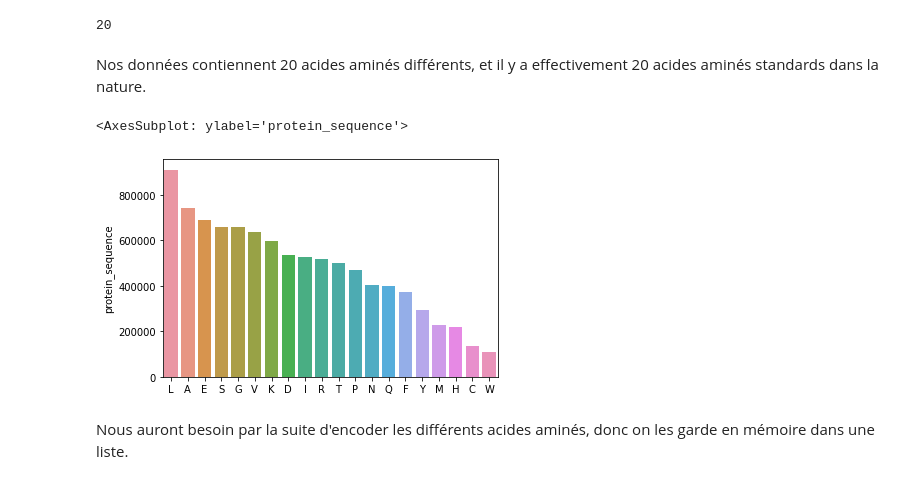
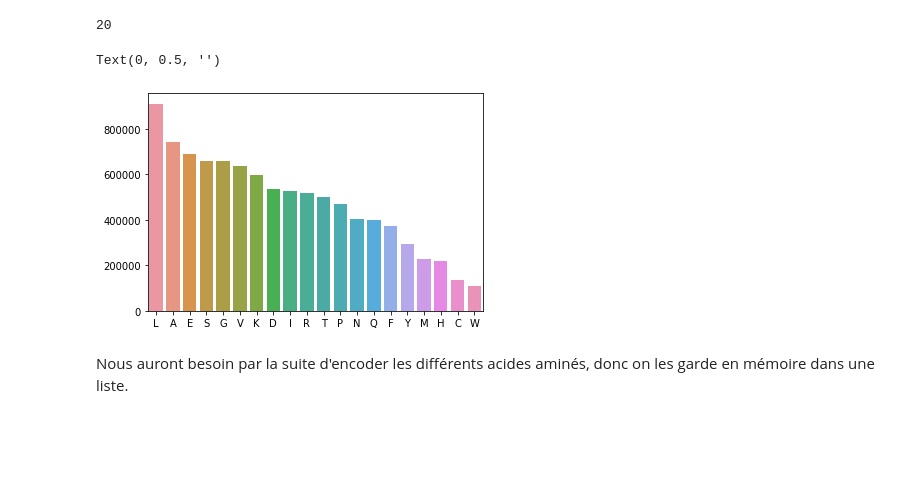
Before and after one commit to MathieuxTony/Projet-8, a Jupyter notebook: exploration.ipynb, the cells around one changed output. Cells and saved outputs as stored; diff of their text form; code cells hidden in the pictures; blank space fills up the shorter version.

```diff
--- a/exploration.ipynb
+++ b/exploration.ipynb
@@ -221,13 +228,11 @@ Name: protein_sequence, dtype: int64
 len(amino_count.index)
 # %% [output]
 20
-# %% [markdown]
-Nos données contiennent 20 acides aminés différents, et il y a effectivement 20 acides aminés standards dans la nature.
 # %%
-sns.barplot(x=amino_count.index, y=amino_count)
+sns.barplot(x=amino_count.index, y=amino_count).set_ylabel('')
 # %% [output]
-<AxesSubplot: ylabel='protein_sequence'>
+Text(0, 0.5, '')
-[figure, old version]
+[figure, new version]
 # %% [markdown]
 Nous auront besoin par la suite d'encoder les différents acides aminés, donc on les garde en mémoire dans une liste.
 # %%
```
Also changed, not shown: parts of 16 cells of this notebook, 2 other files.
